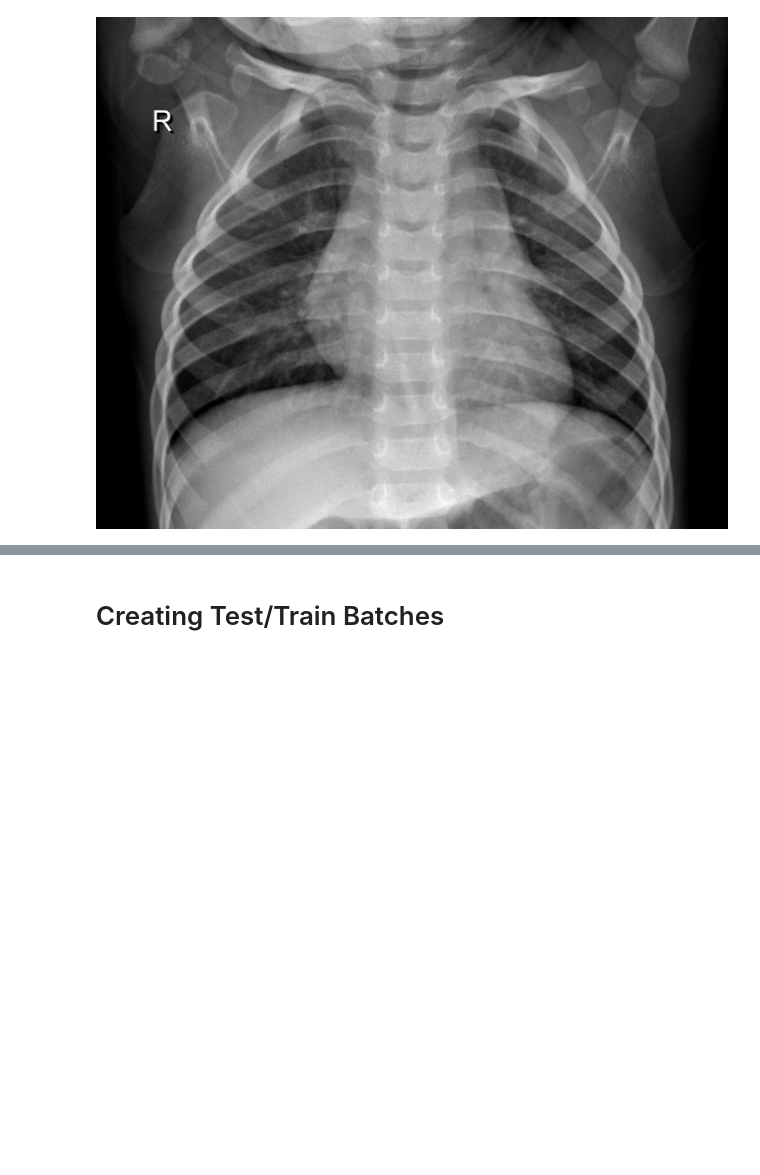
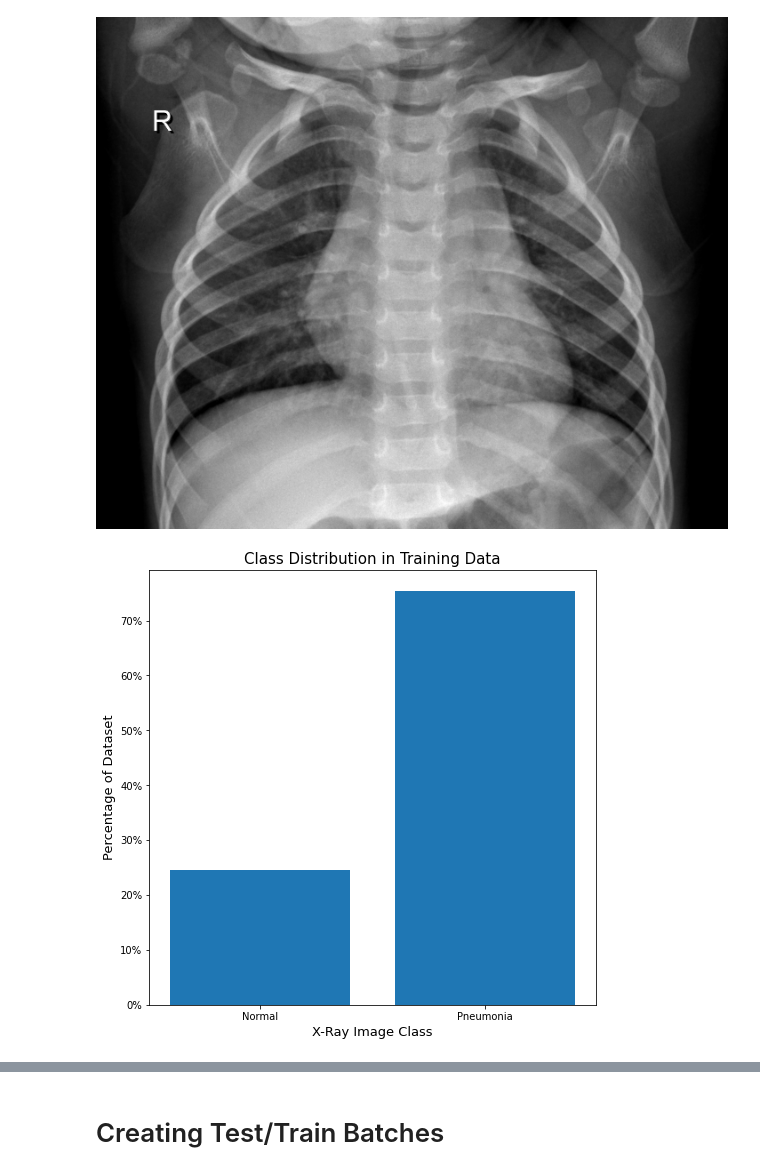
Before and after one commit to snakeeyes021/pneumonia-classification, a Jupyter notebook: hoang_model_tune.ipynb, the cells around one changed output, grey strips where cells are left out. Saved outputs shown, nothing was run; the diff lists cells and outputs as text; code cells hidden in the pictures; blank space fills up the shorter version.

```diff
--- a/hoang_model_tune.ipynb
+++ b/hoang_model_tune.ipynb
@@ -48,3 +71,16 @@ train_pneu_images = picture(train_pneu_dir)
 Image.open(train_norm_images[0])
 # %% [output]
 [figure]
+# %%
+total_images = len(train_norm_images) + len(train_pneu_images)
+fig, ax = plt.subplots(figsize=(8, 8))
+
+ax.bar(x=['Normal', 'Pneumonia'], height=[len(train_norm_images)/total_images,
+                                                  len(train_pneu_images)/total_images])
+ax.set_title('Class Distribution in Training Data', size=15)
+ax.set_ylabel('Percentage of Dataset', size=13)
+ax.set_xlabel('X-Ray Image Class', size=13)
+ax.set_yticklabels([str(int(p*100))+'%' for p in ax.get_yticks()])
+plt.show();
+# %% [output]
+[figure, added]
```
Also changed, not shown: parts of 70 cells of this notebook, 1 other file.
